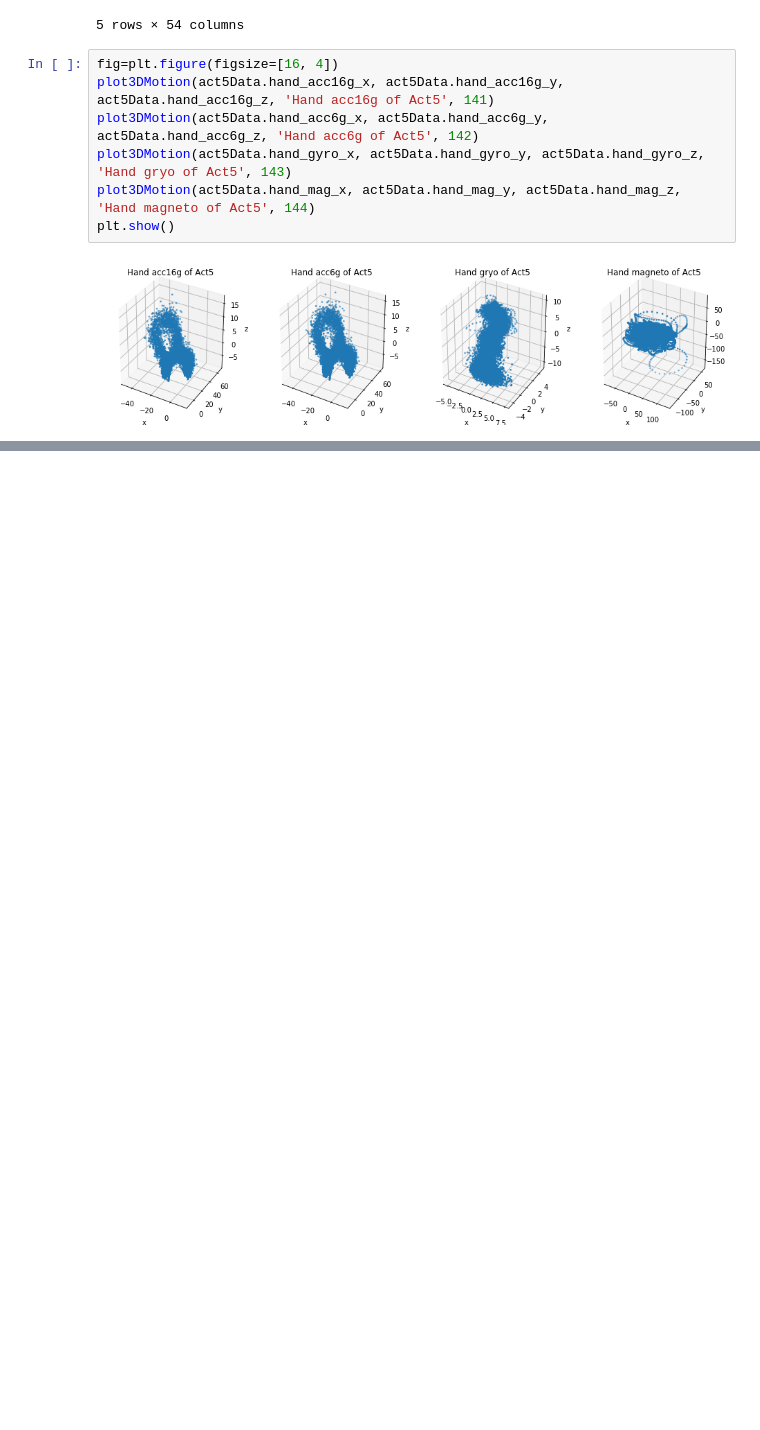
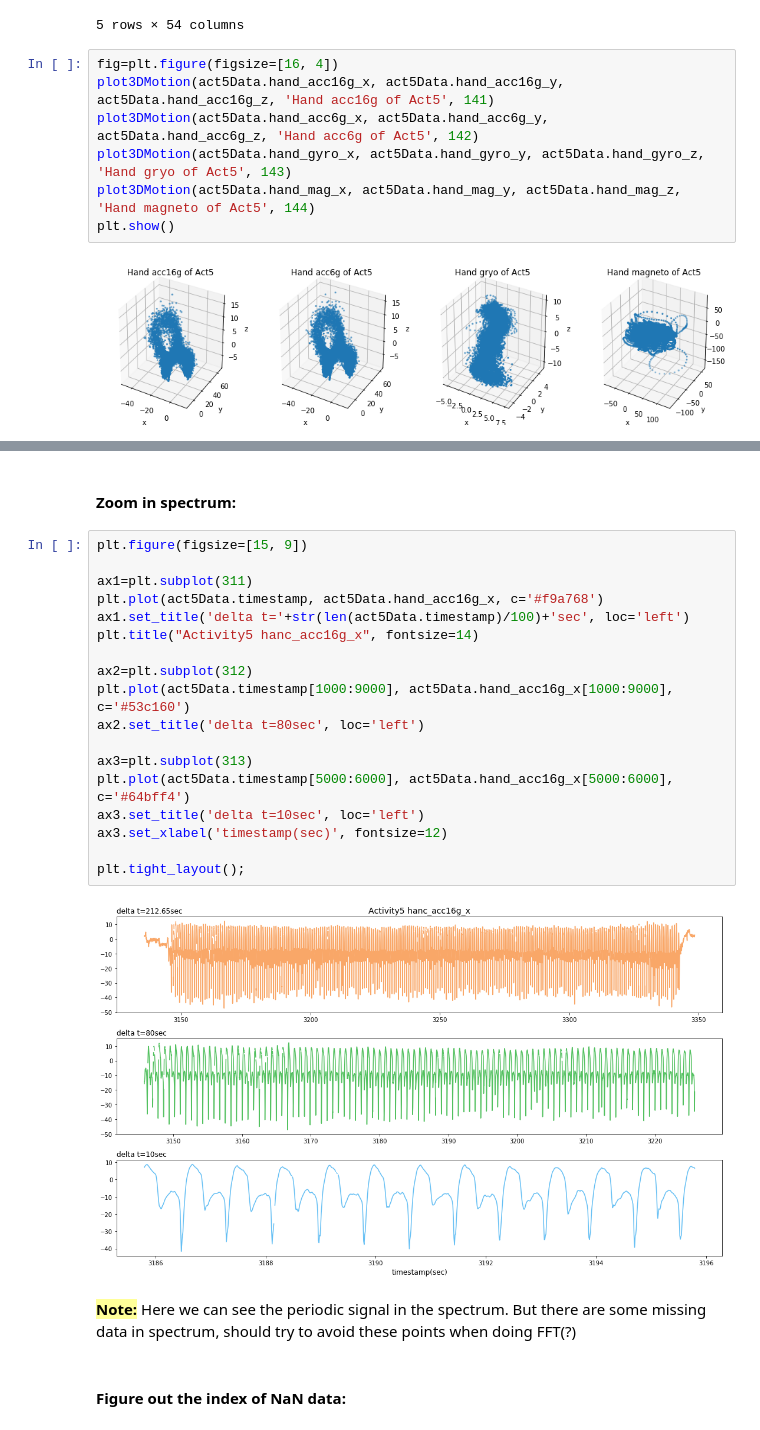
Before and after one commit to kcmeehan/BiometricsActivityClassification, a Jupyter notebook: explore_subject101.ipynb, the cells around one changed output, grey strips where cells are left out. Drawn from its saved outputs; the diff is of its cells as text; blank space fills up the shorter version.

```diff
--- a/explore_subject101.ipynb
+++ b/explore_subject101.ipynb
@@ -283,2 +323,28 @@ plot3DInteract(act7Data.hand_mag_x, act7Data.hand_mag_y, act7Data.hand_mag_z)
 # %% [output]
 [interactive output not drawn]
+# %% [markdown]
+#### Zoom in spectrum:
+# %%
+plt.figure(figsize=[15, 9])
+
+ax1=plt.subplot(311)
+plt.plot(act5Data.timestamp, act5Data.hand_acc16g_x, c='#f9a768')
+ax1.set_title('delta t='+str(len(act5Data.timestamp)/100)+'sec', loc='left')
+plt.title("Activity5 hanc_acc16g_x", fontsize=14)
+
+ax2=plt.subplot(312)
+plt.plot(act5Data.timestamp[1000:9000], act5Data.hand_acc16g_x[1000:9000], c='#53c160')
+ax2.set_title('delta t=80sec', loc='left')
+
+ax3=plt.subplot(313)
+plt.plot(act5Data.timestamp[5000:6000], act5Data.hand_acc16g_x[5000:6000], c='#64bff4')
+ax3.set_title('delta t=10sec', loc='left')
+ax3.set_xlabel('timestamp(sec)', fontsize=12)
+
+plt.tight_layout();
+# %% [output]
+[figure, added]
+# %% [markdown]
+**<font style="background:#ffff99;">Note:</font>** Here we can see the periodic signal in the spectrum. But there are some missing data in spectrum, should try to avoid these points when doing FFT(?)
+# %% [markdown]
+#### Figure out the index of NaN data:
```
Also changed, not shown: parts of 23 cells of this notebook.
